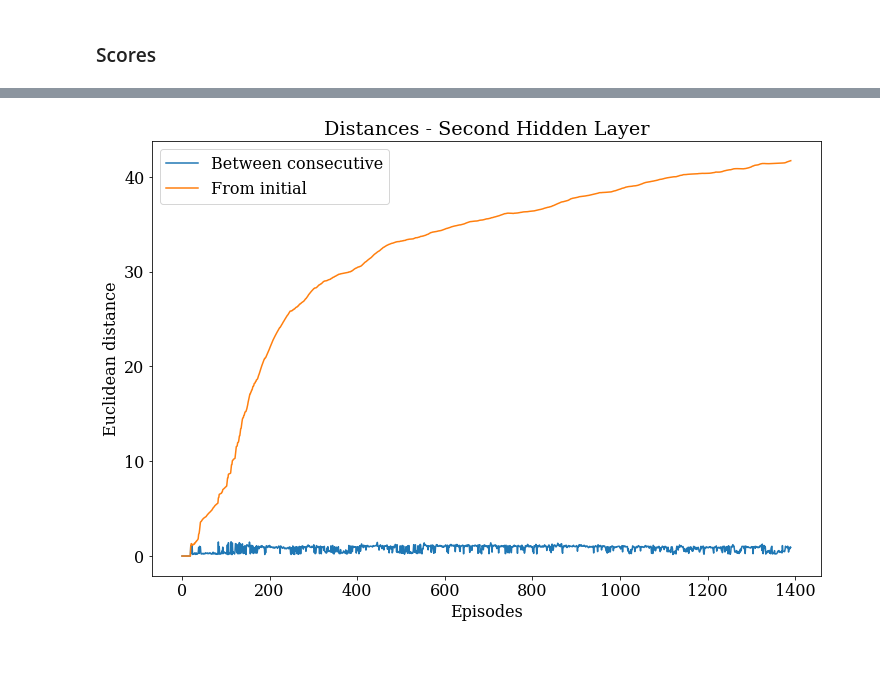
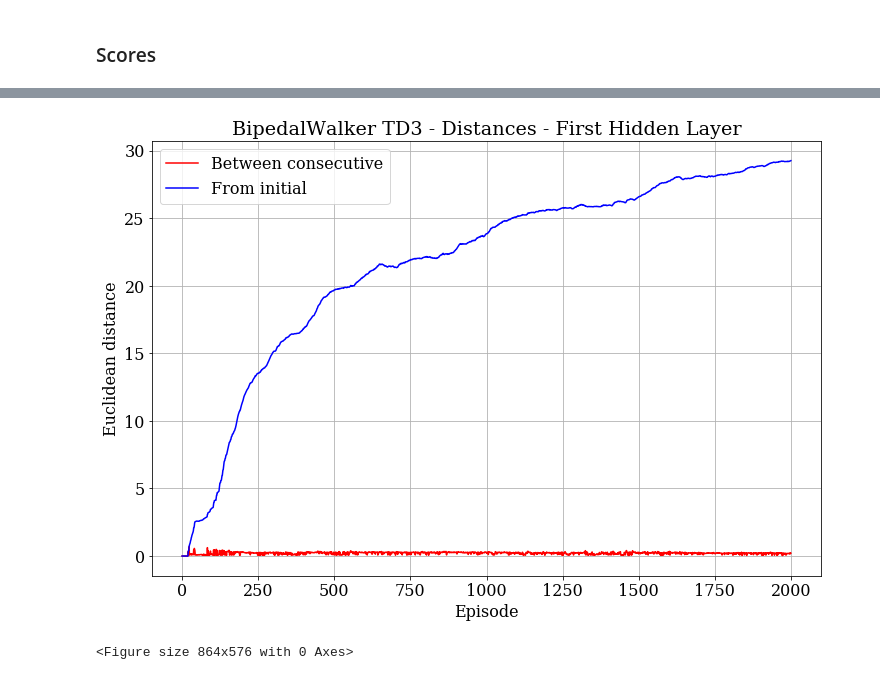
Before and after one commit to robertah/drl-optimization, a Jupyter notebook: results/bipedalwalker_td3/TD3 - BipedalWalker Analysis.ipynb, the cells around one changed output, grey strips where cells are left out. Saved outputs shown, nothing was run; the diff lists cells and outputs as text; code cells hidden in the pictures.

```diff
--- a/results/bipedalwalker_td3/TD3 - BipedalWalker Analysis.ipynb
+++ b/results/bipedalwalker_td3/TD3 - BipedalWalker Analysis.ipynb
@@ -52,10 +38,5 @@ plt.savefig('distances_1.pdf')
-# %%
-plt.title("Distances - Second Hidden Layer")
-plt.plot(distances[0][1], label='Between consecutive')
-plt.plot(distances[1][1], label='From initial')
-plt.legend()
-plt.xlabel('Episodes')
-plt.ylabel('Euclidean distance')
-plt.savefig('distances_2.pdf')
-# %% [output]
-[figure, removed]
+# %%
+visualization.plot_distances(distances[0][0], distances[1][0], x_label="Episode", title=name + "Distances - First Hidden Layer", file='distances_1.pdf')
+# %% [output]
+[figure, added]
+<Figure size 864x576 with 0 Axes>
```
Also changed, not shown: parts of 16 cells of this notebook, 9 other files.
